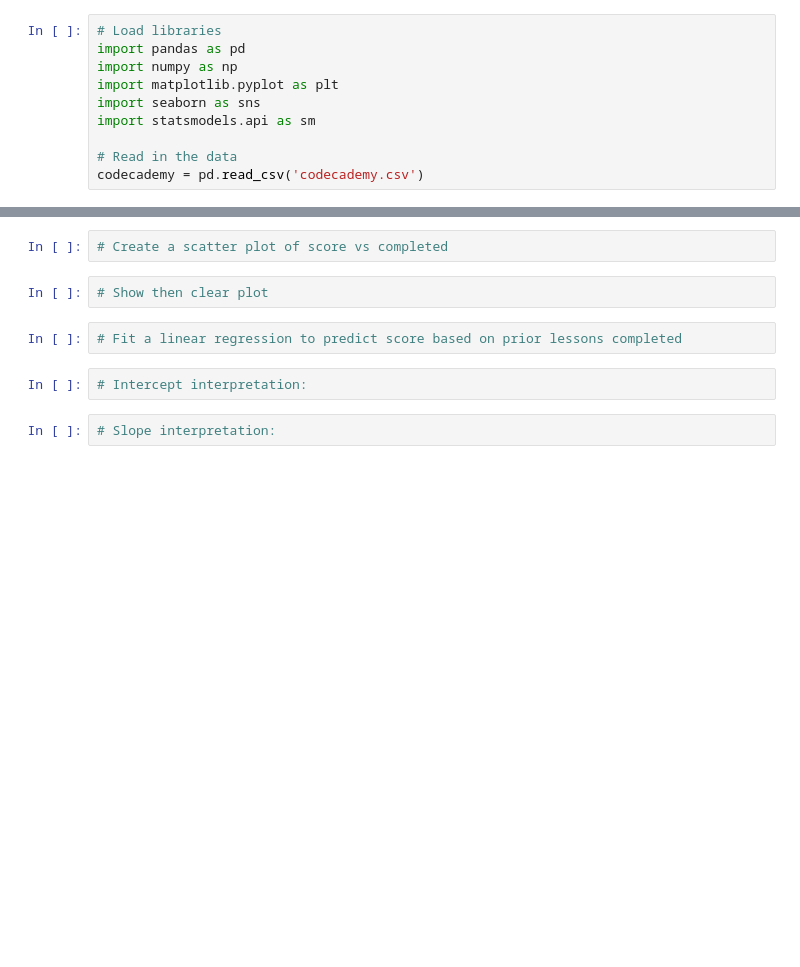
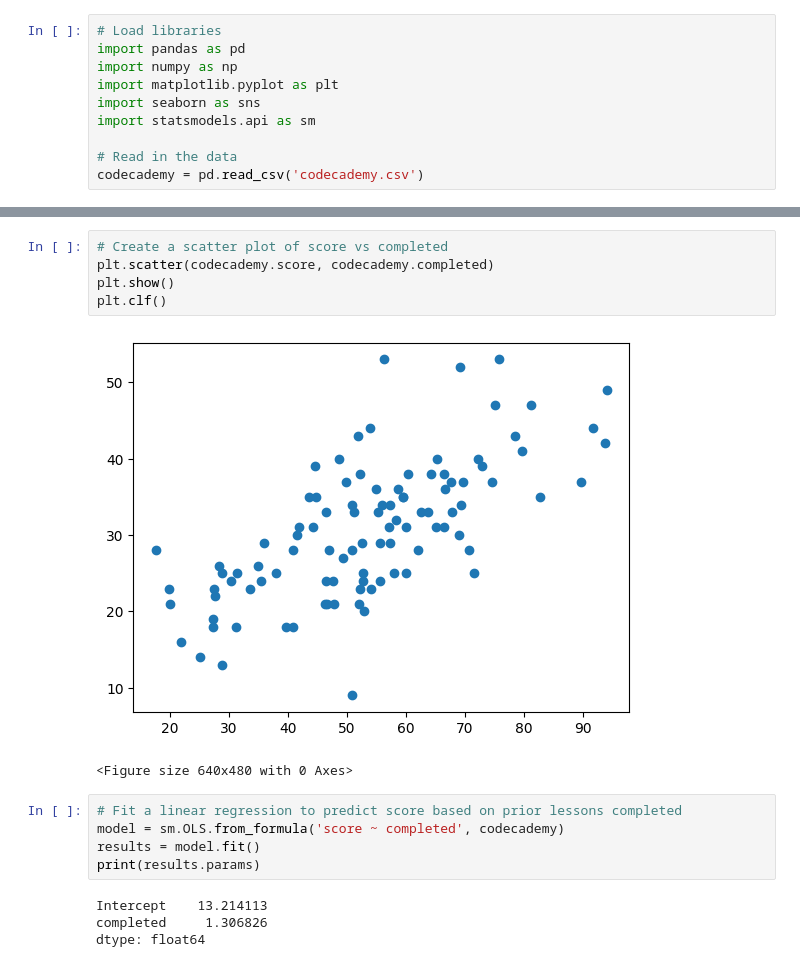
Before and after one commit to edegan-furb/codecademy-ds-ml, a Jupyter notebook: python-linear-regression-intro/review.ipynb, the cells around one changed output, grey strips where cells are left out. Cells and saved outputs as stored; diff of their text form; blank space fills up the shorter version.

```diff
--- a/python-linear-regression-intro/review.ipynb
+++ b/python-linear-regression-intro/review.ipynb
@@ -13,10 +21,17 @@ codecademy = pd.read_csv('codecademy.csv')
 # %%
 # Create a scatter plot of score vs completed
+plt.scatter(codecademy.score, codecademy.completed)
+plt.show()
+plt.clf()
+# %% [output]
+[figure, added]
+<Figure size 640x480 with 0 Axes>
-# %%
-# Show then clear plot
 # %%
 # Fit a linear regression to predict score based on prior lessons completed
+model = sm.OLS.from_formula('score ~ completed', codecademy)
+results = model.fit()
+print(results.params)
+# %% [output]
+Intercept    13.214113
+completed     1.306826
+dtype: float64
-# %%
-# Intercept interpretation:
-# %%
-# Slope interpretation:
```
Also changed, not shown: parts of 18 cells of this notebook.
